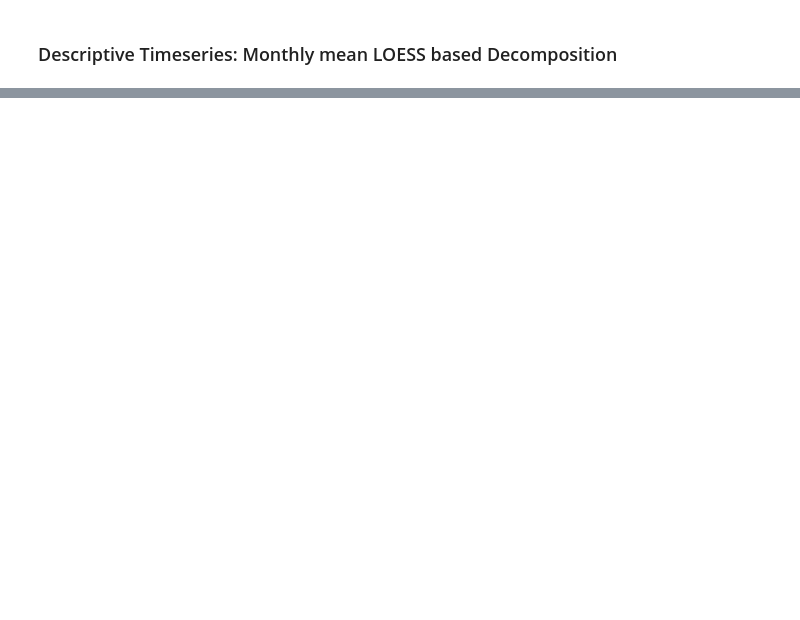
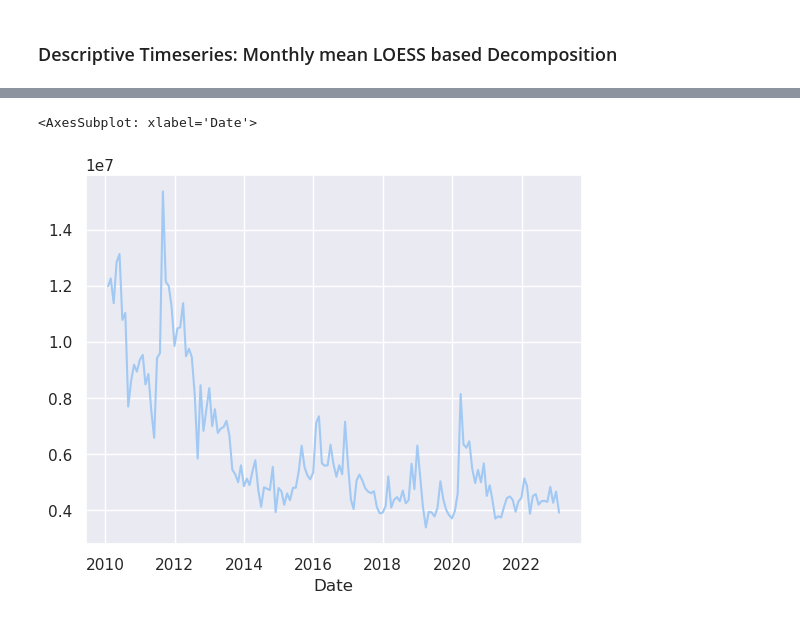
Before and after one commit to chrischank/jse40_sp500_hsi, a Jupyter notebook: notebooks/SP500_EDA.ipynb, the cells around one changed output, grey strips where cells are left out. Drawn from its saved outputs; the diff is of its cells as text; code cells hidden in the pictures; blank space fills up the shorter version.

```diff
--- a/notebooks/SP500_EDA.ipynb
+++ b/notebooks/SP500_EDA.ipynb
@@ -374,0 +442,11 @@ Error:
+# %%
+# Seasonal trend removed
+
+Volume_FIN_LOESS = seasonal.STL(Monthly_mean["Volume_fin"], period = 12, robust = False).fit()
+
+VolumeFIN_RECON_res = Volume_FIN_LOESS.trend + Volume_FIN_LOESS.resid + Volume_FIN_LOESS.weights
+
+sns.lineplot(VolumeFIN_RECON_res)
+# %% [output]
+<AxesSubplot: xlabel='Date'>
+[figure, added]
```
Also changed, not shown: parts of 17 cells of this notebook.
